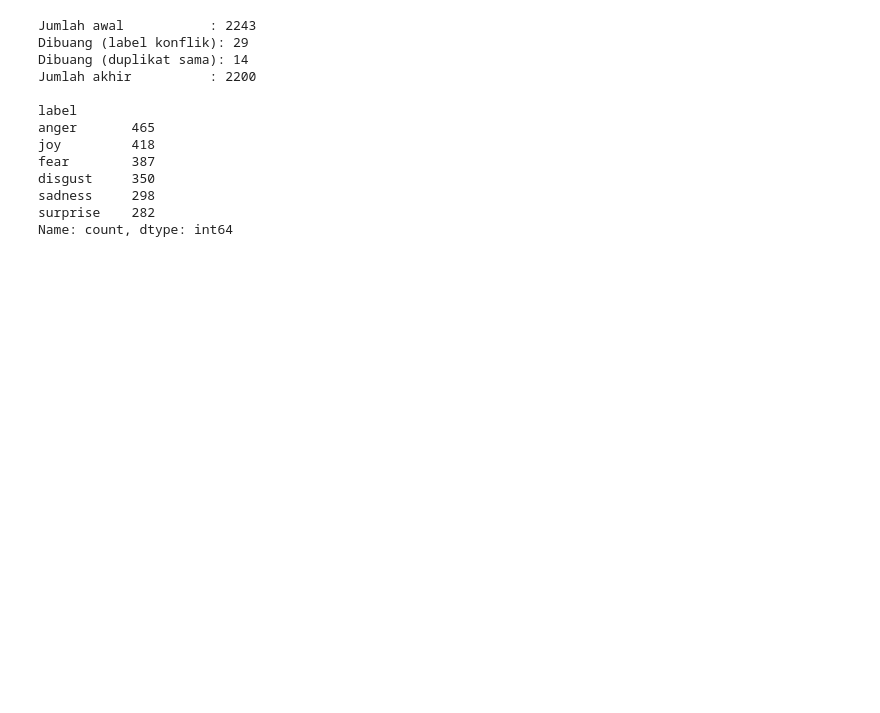
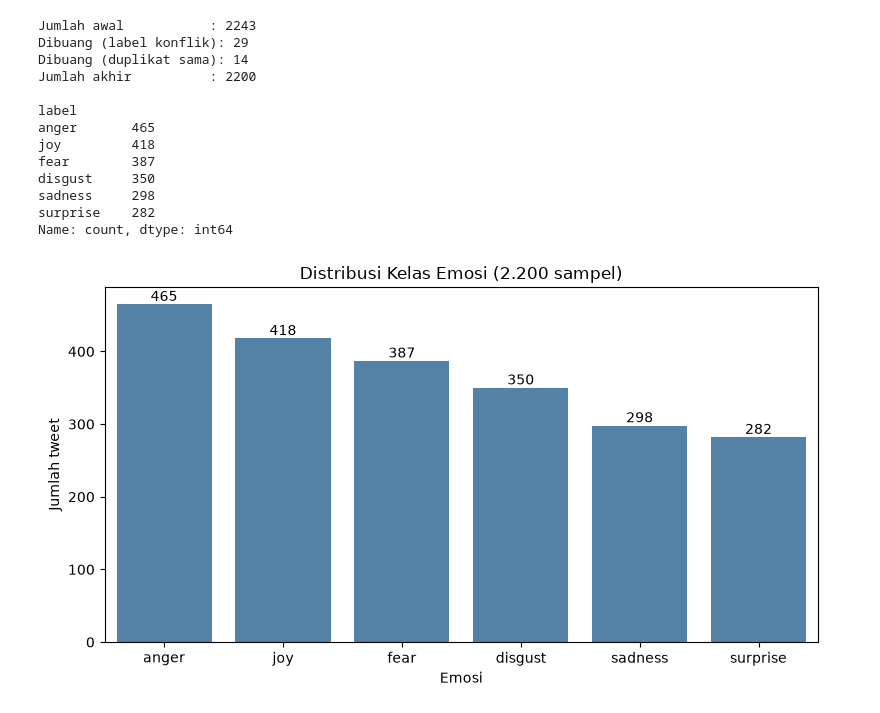
Before and after one commit to Mahyu106/mooddetect-id, a Jupyter notebook: notebooks/01_eda.ipynb, the cells around one changed output. Saved outputs shown, nothing was run; the diff lists cells and outputs as text; code cells hidden in the pictures; blank space fills up the shorter version.

Commit message:
Tahap 2 : EDA Distribusi Kelas, Panjang teks, dan Contoh Tweet

```diff
--- a/notebooks/01_eda.ipynb
+++ b/notebooks/01_eda.ipynb
@@ -130,3 +130,35 @@ disgust     350
 sadness     298
 surprise    282
 Name: count, dtype: int64
+# %%
+import os
+import pandas as pd              # library untuk membaca dan mengolah tabel
+import matplotlib.pyplot as plt  # library untuk membuat grafik
+import seaborn as sns            # pelengkap matplotlib agar grafik lebih rapi
+
+# Baca data versi bersih (2.200 sampel)
+bersih = pd.read_csv("../data/processed/emotweetid_clean.csv")
+
+# Siapkan folder penyimpanan grafik (dibuat jika belum ada)
+os.makedirs("../reports/figures", exist_ok=True)
+
+# Urutkan emosi dari yang paling banyak ke paling sedikit
+urutan = bersih["label"].value_counts().index
+
+plt.figure(figsize=(8, 4.5))
+ax = sns.countplot(data=bersih, x="label", order=urutan, color="steelblue")
+
+# Tulis angka jumlah di atas tiap batang
+for wadah in ax.containers:
+    ax.bar_label(wadah)
+
+plt.title("Distribusi Kelas Emosi (2.200 sampel)")
+plt.xlabel("Emosi")
+plt.ylabel("Jumlah tweet")
+plt.tight_layout()
+
+# Simpan sebagai gambar untuk laporan, lalu tampilkan
+plt.savefig("../reports/figures/distribusi_kelas.png", dpi=150)
+plt.show()
+# %% [output]
+[figure, added]
```
Also changed, not shown: parts of 2 cells of this notebook, 2 other files.
